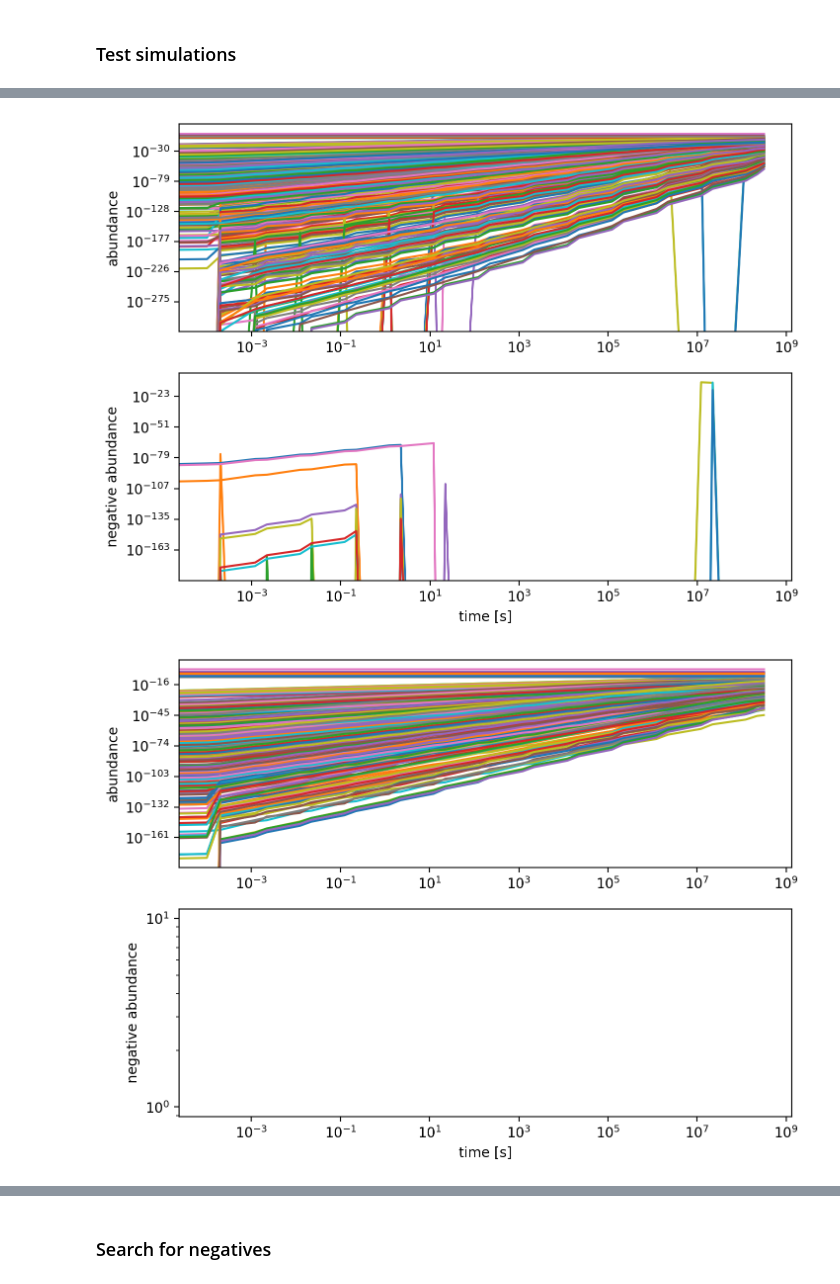
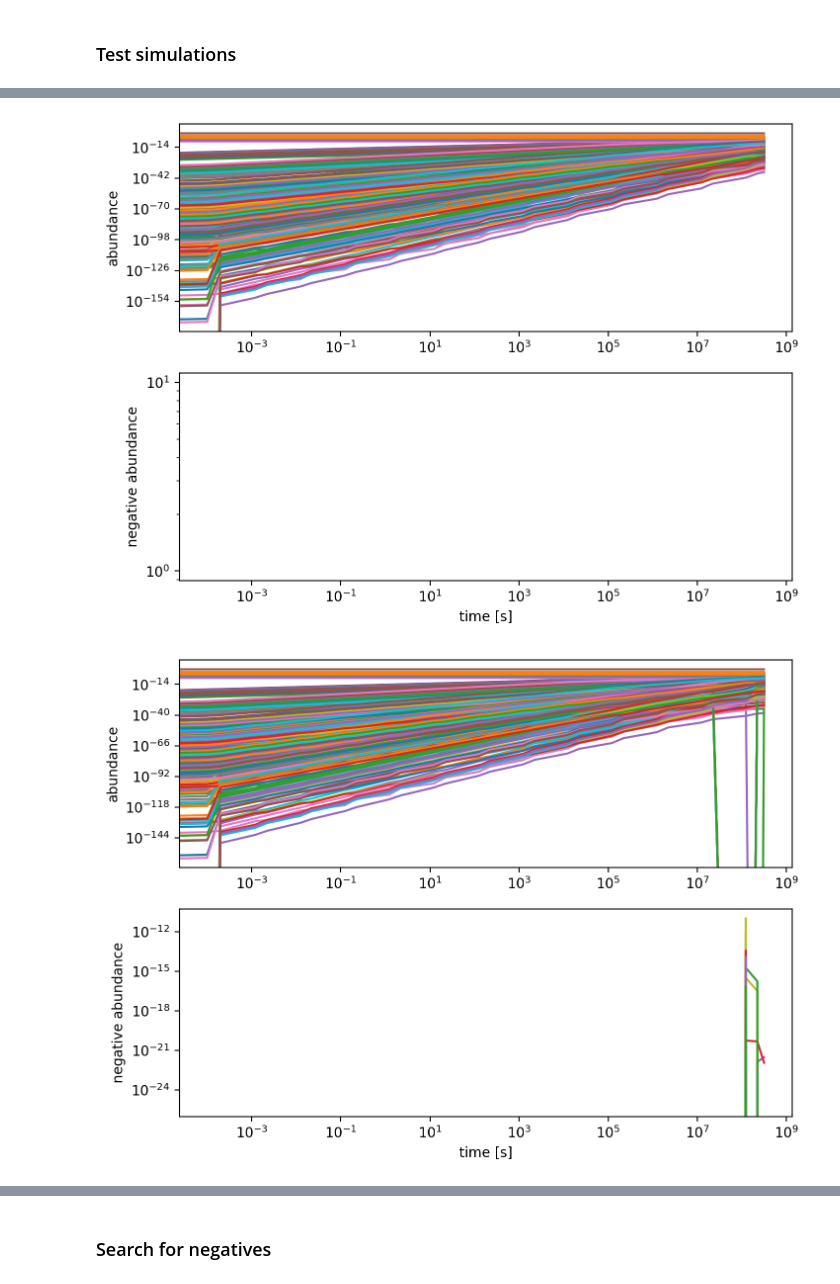
Before and after one commit to silkemaes/ChemPy, a Jupyter notebook: solver.ipynb, the cells around one changed output, grey strips where cells are left out. Saved outputs shown, nothing was run; the diff lists cells and outputs as text; code cells hidden in the pictures.

```diff
--- a/solver.ipynb
+++ b/solver.ipynb
@@ -18,7 +18,7 @@ from src.input          import getcst, density
 from scipy.integrate    import solve_ivp
 from astropy            import constants
 
-rate = 13
+rate = 16
 if rate == 13:
     from src.ode.dcodes     import ODE
 if rate == 16:
@@ -165,5 +172,5 @@ The solver successfully reached the end of the integration interval.
 # %%
 ## Sim 2
-ρ, T, δ, Av, chemtype = setinput(1.e-6, 15., 1.e15, 2500., 1., 1., 'C')
+ρ, T, δ, Av, chemtype = setinput(1.e-6, 15., 1.e15, 2500., 1., 1., 'O')
 ts2, ys2 = solve(ρ, T, δ, Av, chemtype, 1.e1)
 # %% [output]
@@ -194,6 +207,6 @@ Chem type = O
 The solver successfully reached the end of the integration interval.
 # %%
 ## Sim 4
-ρ, T, δ, Av, chemtype = setinput(1.e-8, 5., 1.e15, 2500., 1.e-5, 0.5, 'C')
+ρ, T, δ, Av, chemtype = setinput(1.e-8, 5., 1.e15, 2500., 1.e-5, 0.5, 'O')
 ts4, ys4 = solve(ρ, T, δ, Av, chemtype, 1.e1)
 # %% [output]
@@ -208,10 +224,11 @@ Chem type = C
  >> Solving ODE ...
 The solver successfully reached the end of the integration interval.
 # %%
-# plot(ts1,ys1)
-# plot(ts2,ys2)
+plot(ts1,ys1)
+plot(ts2,ys2)
 plot(ts3,ys3)
 plot(ts4,ys4)
+plt.show()
 # %% [output]
-[figure, old version]
+[figure, new version]
-[figure, old version]
+[figure, new version]
```
Also changed, not shown: parts of 11 cells of this notebook.
